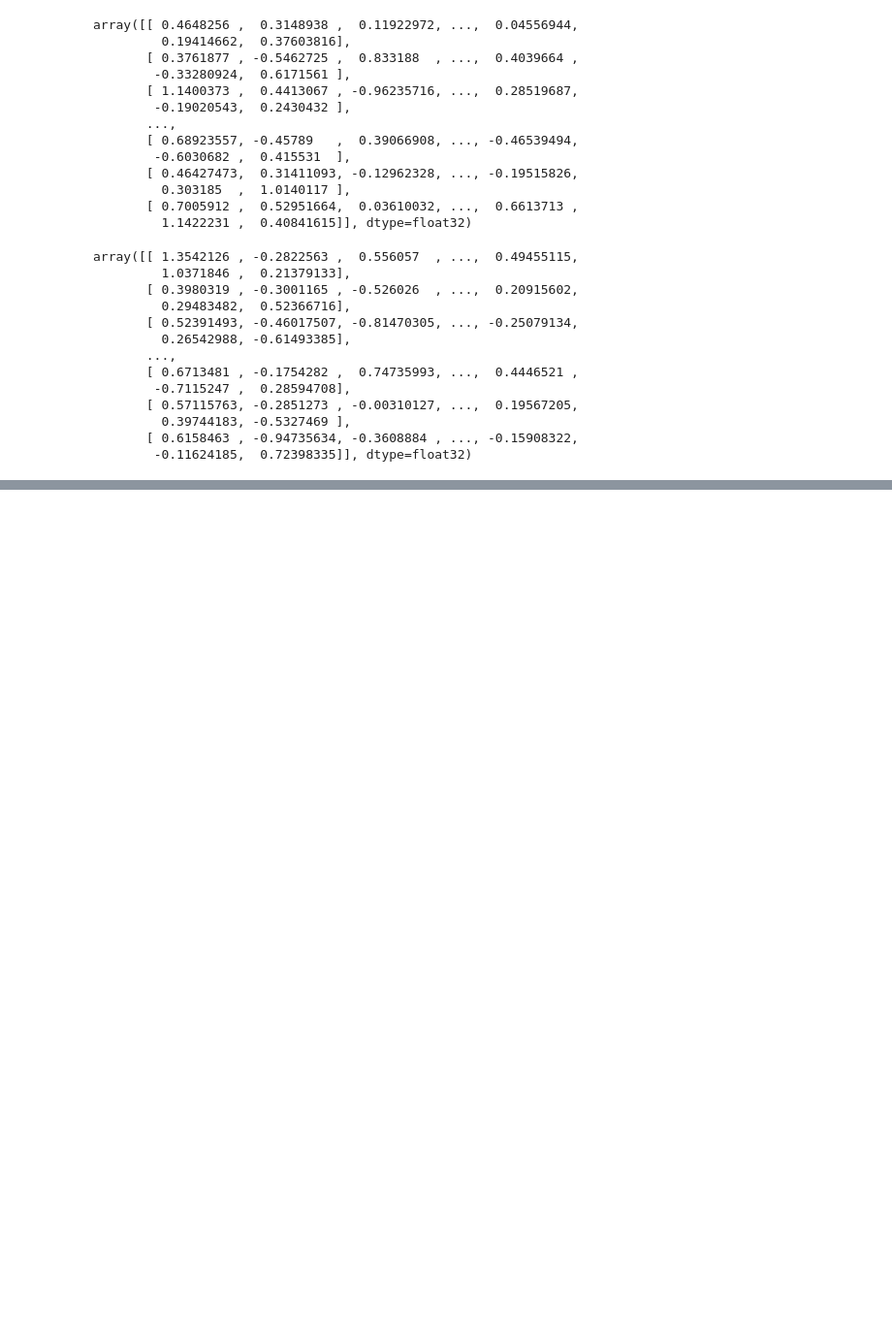
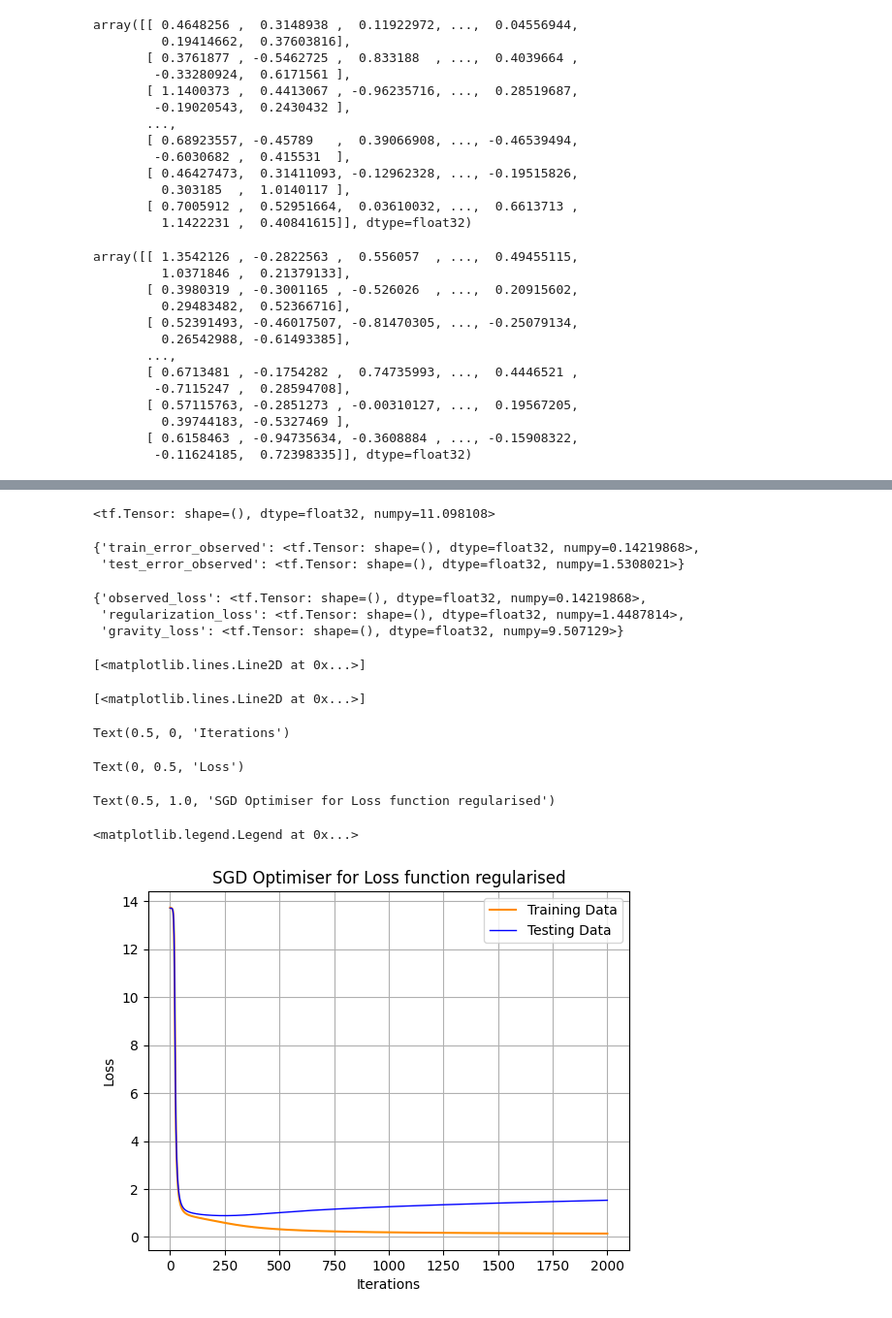
Before and after one commit to GauriMahangare/crs_ds, a Jupyter notebook: models/04_recommendation_collaborative.ipynb, the cells around one changed output, grey strips where cells are left out. Shown at 97% size. Cells and saved outputs as stored; diff of their text form; code cells hidden in the pictures; blank space fills up the shorter version.

```diff
--- a/models/04_recommendation_collaborative.ipynb
+++ b/models/04_recommendation_collaborative.ipynb
@@ -981,0 +1392,6 @@ user_recommendations(model, measure=COSINE, k=5)
+# %%
+# @title Solution
+def gravity(U, V):
+  """Creates a gravity loss given two embedding matrices."""
+  return 1. / (U.shape[0]*V.shape[0]) * tf.reduce_sum(
+      tf.matmul(U, U, transpose_a=True) * tf.matmul(V, V, transpose_a=True))
@@ -981,0 +1441,3 @@ user_recommendations(model, measure=COSINE, k=5)
+# %%
+loss_result_reg,opt_emb_reg,U_reg,V_reg,total_loss,losses,loss_components=build_train_regularised_model(num_iterations=2000, learning_rate=20,optimizer=tf.keras.optimizers.legacy.SGD,regularization_coeff=0.1, gravity_coeff=1.0, embedding_dim=35,
+    init_stddev=.05)
@@ -981,0 +1460,15 @@ user_recommendations(model, measure=COSINE, k=5)
+# %%
+total_loss
+# %% [output]
+<tf.Tensor: shape=(), dtype=float32, numpy=11.098108>
+# %%
+losses
+# %% [output]
+{'train_error_observed': <tf.Tensor: shape=(), dtype=float32, numpy=0.14219868>,
+ 'test_error_observed': <tf.Tensor: shape=(), dtype=float32, numpy=1.5308021>}
+# %%
+loss_components
+# %% [output]
+{'observed_loss': <tf.Tensor: shape=(), dtype=float32, numpy=0.14219868>,
+ 'regularization_loss': <tf.Tensor: shape=(), dtype=float32, numpy=1.4487814>,
+ 'gravity_loss': <tf.Tensor: shape=(), dtype=float32, numpy=9.507129>}
@@ -981,0 +1480,20 @@ user_recommendations(model, measure=COSINE, k=5)
+# %%
+lw = 1
+%matplotlib inline
+plt.plot(loss_result_reg.index, loss_result_reg['train_loss'], color='darkorange', label='Training Data')
+plt.plot(loss_result_reg.index,loss_result_reg['test_loss'], color='blue', linewidth=lw, label='Testing Data')
+
+plt.xlabel('Iterations')
+plt.ylabel('Loss')
+plt.title('SGD Optimiser for Loss function regularised')
+plt.legend()
+plt.grid(True)
+plt.show()
+# %% [output]
+[<matplotlib.lines.Line2D at 0x...>]
+[<matplotlib.lines.Line2D at 0x...>]
+Text(0.5, 0, 'Iterations')
+Text(0, 0.5, 'Loss')
+Text(0.5, 1.0, 'SGD Optimiser for Loss function regularised')
+<matplotlib.legend.Legend at 0x...>
+[figure, added]
```
Also changed, not shown: parts of 74 cells of this notebook.
